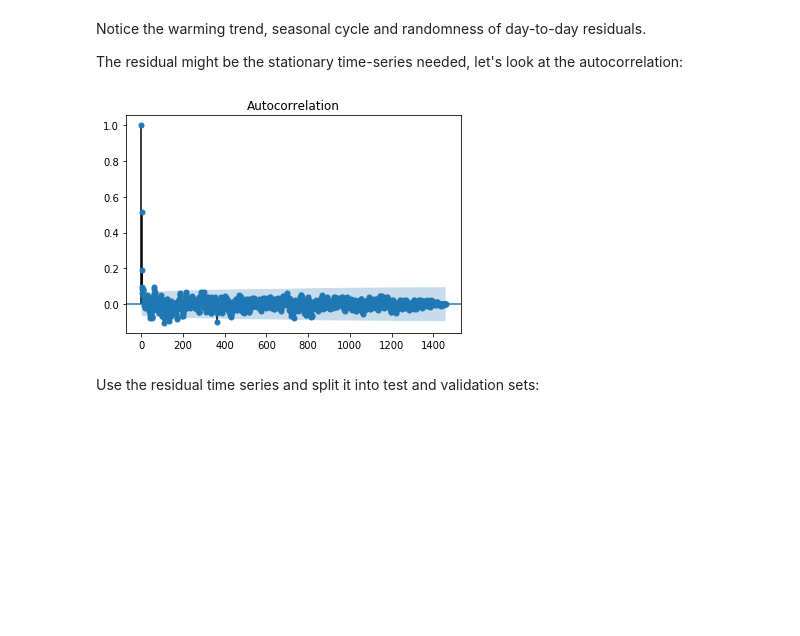
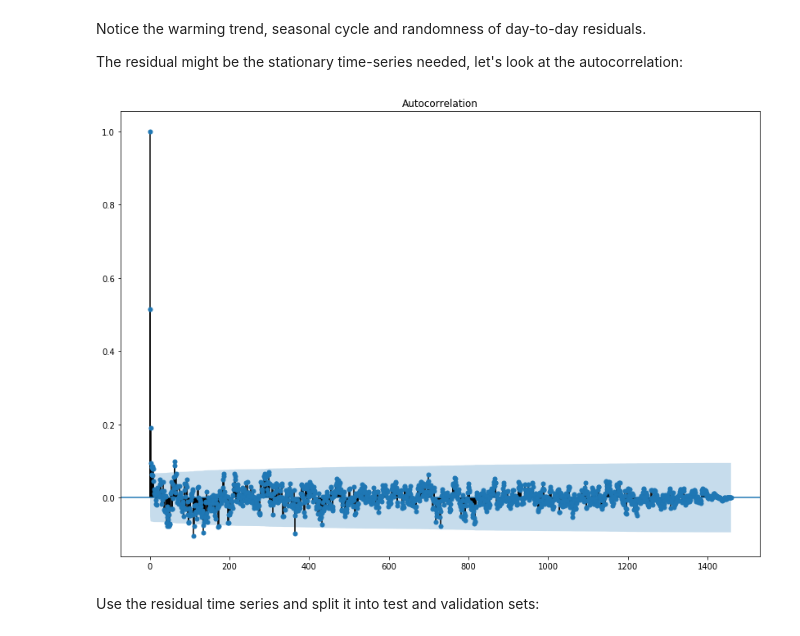
Before and after one commit to gchen0119/ARIMA, a Jupyter notebook: arima_min_temp.ipynb, the cells around one changed output. Cells and saved outputs as stored; diff of their text form; code cells hidden in the pictures; blank space fills up the shorter version.

```diff
--- a/arima_min_temp.ipynb
+++ b/arima_min_temp.ipynb
@@ -67,10 +67,11 @@ Notice the warming trend, seasonal cycle and randomness of day-to-day residuals.
 
 The residual might be the stationary time-series needed, let's look at the autocorrelation:
 # %%
-plot_acf(decomposition.resid[365:365*5])
+fig = plot_acf(decomposition.resid[365:365*5])
+fig.set_size_inches(14,10)
 pyplot.show()
 # %% [output]
-[figure, old version]
+[figure, new version]
 # %% [markdown]
 Use the residual time series and split it into test and validation sets:
 # %%
```
Also changed, not shown: parts of 6 cells of this notebook, 1 other file.
